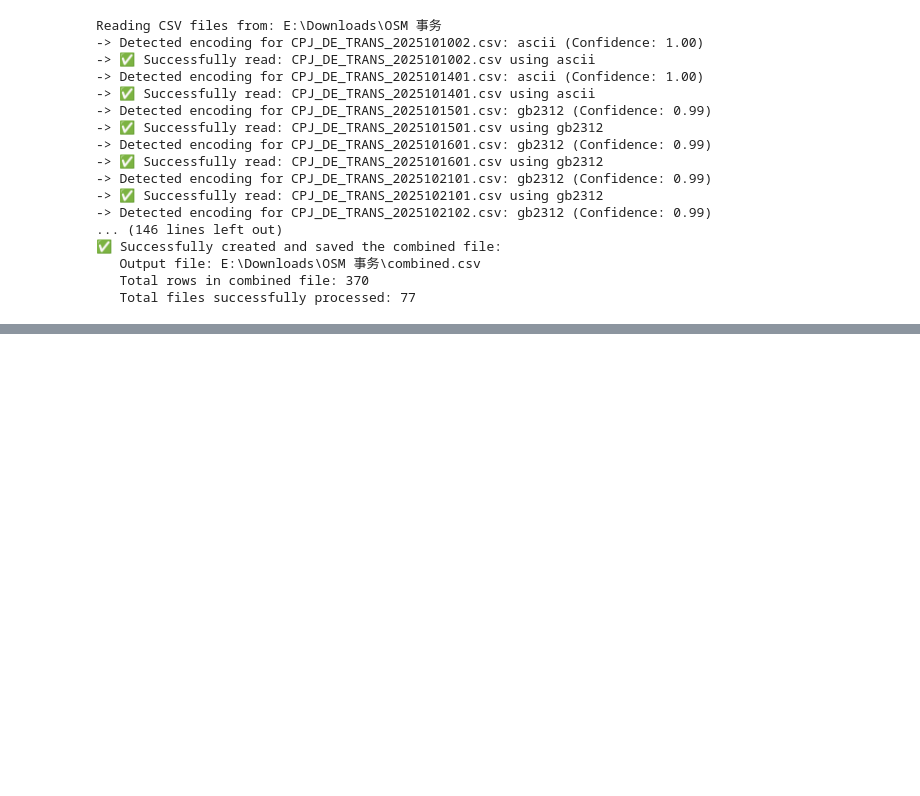
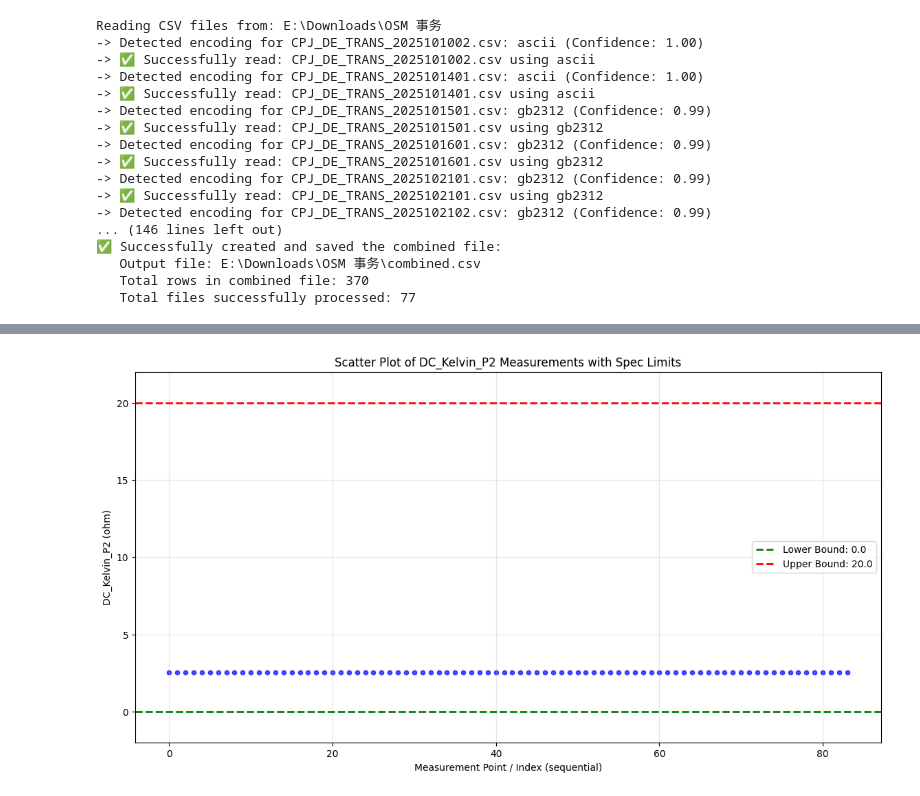
Before and after one commit to AFFLatusss/Outlier_demo, a Jupyter notebook: merge_csv.ipynb, the cells around one changed output, grey strips where cells are left out. Saved outputs shown, nothing was run; the diff lists cells and outputs as text; code cells hidden in the pictures; blank space fills up the shorter version.

```diff
--- a/merge_csv.ipynb
+++ b/merge_csv.ipynb
@@ -116,0 +121,4 @@ Reading CSV files from: E:\Downloads\OSM 事务
+# %%
+path =r"E:\Downloads\testtest.xlsx"
+df = pd.read_excel(path)
+df.head()
@@ -116,0 +168,36 @@ Reading CSV files from: E:\Downloads\OSM 事务
+# %%
+s = df.loc[:,"DC_Kelvin_P2"]
+# %%
+# Extract metadata
+unit = s.iloc[0]                    # 'ohm' (string, ignore for plotting but use in label)
+lower_bound = float(s.iloc[1])      # 0.0
+upper_bound = float(s.iloc[2])      # 20.0
+
+# Extract only the actual measurement data (from index 3 onward) and ensure numeric
+data = pd.to_numeric(s.iloc[3:], errors='coerce').dropna()
+
+# Optional: Reset x-axis to start from 0,1,2,... for cleaner sequential view
+x = range(len(data))                 # Or use data.index if you want original indices
+
+# Plot
+plt.figure(figsize=(14, 7))
+plt.scatter(x, data.values, alpha=0.7, color='blue', s=20)  # s=50 for bigger dots
+
+# Add spec limit lines
+plt.axhline(y=lower_bound, color='green', linestyle='--', linewidth=2, label=f'Lower Bound: {lower_bound}')
+plt.axhline(y=upper_bound, color='red', linestyle='--', linewidth=2, label=f'Upper Bound: {upper_bound}')
+
+# Labels and styling
+plt.xlabel('Measurement Point / Index (sequential)')
+plt.ylabel(f'DC_Kelvin_P2 ({unit})')
+plt.title('Scatter Plot of DC_Kelvin_P2 Measurements with Spec Limits')
+plt.legend()
+plt.grid(True, alpha=0.3)
+
+# Optional: zoom Y-axis to focus on data cluster (since values are ~2.52 and limits 0-20)
+plt.ylim(lower_bound - 2, upper_bound + 2)  # Or tighter: plt.ylim(2.4, 2.6)
+
+# plt.tight_layout()
+plt.show()
+# %% [output]
+[figure, added]
```
Also changed, not shown: parts of 4 cells of this notebook, 5 other files.
